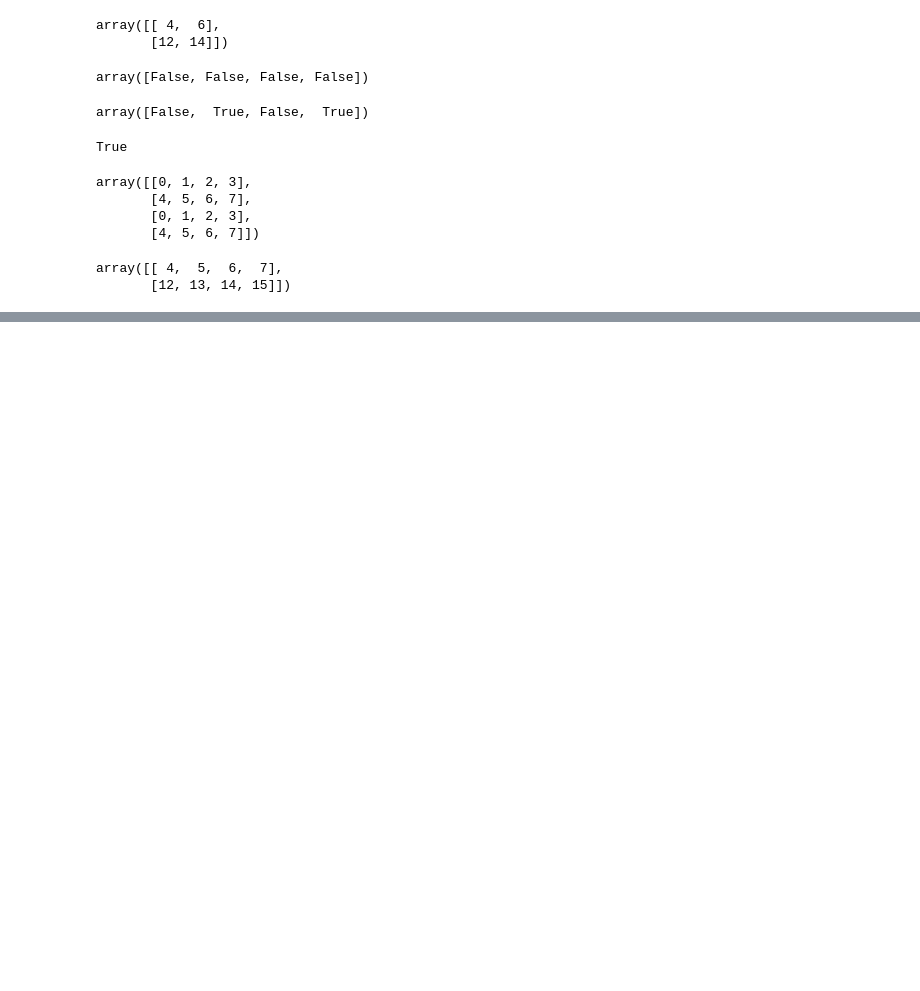
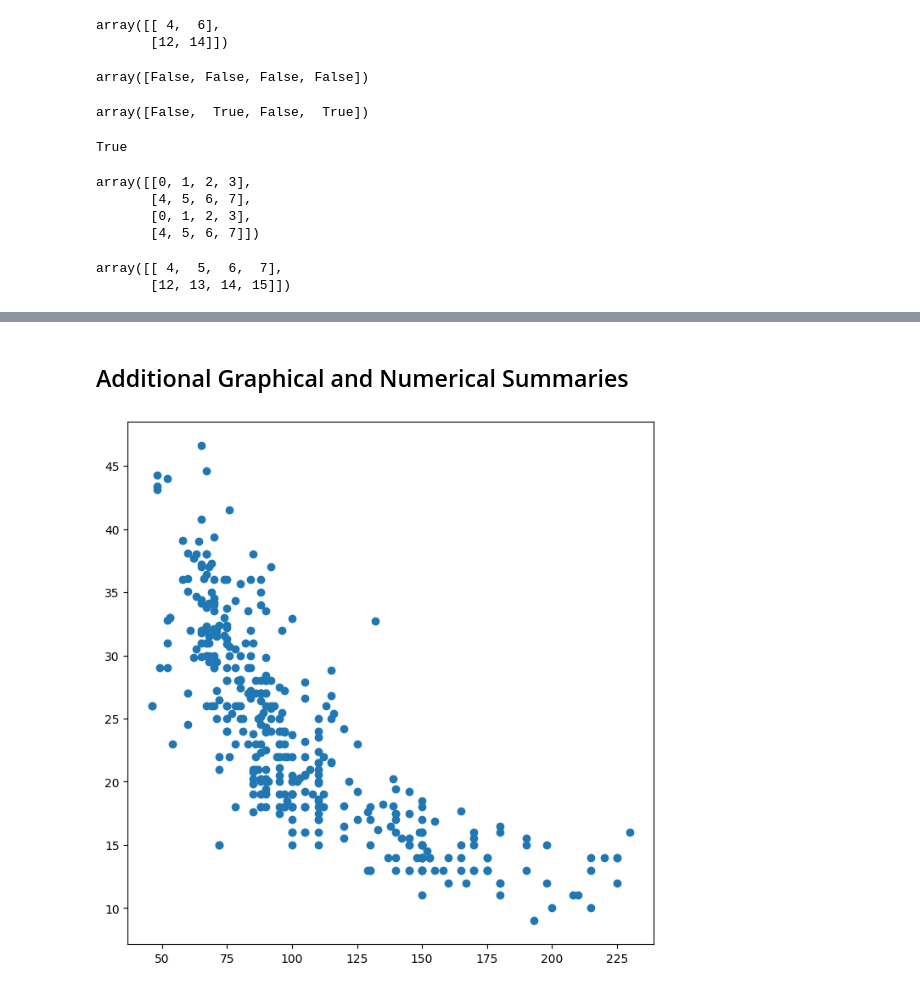
Before and after one commit to alextanhongpin/python-introduction-to-statistical-learning, a Jupyter notebook: 02_statistical_learning.ipynb, the cells around one changed output, grey strips where cells are left out. Drawn from its saved outputs; the diff is of its cells as text; code cells hidden in the pictures; blank space fills up the shorter version.

```diff
--- a/02_statistical_learning.ipynb
+++ b/02_statistical_learning.ipynb
@@ -194,0 +265,4 @@ array([[ 4,  5,  6,  7],
+# %%
+# Replace '?' with np.nan.
+Auto = pd.read_csv("data/Auto.data", na_values=["?"], sep="\s+")
+Auto["horsepower"].sum()
@@ -194,0 +275,3 @@ array([[ 4,  5,  6,  7],
+# %%
+Auto_new = Auto.dropna()
+Auto_new.shape
@@ -194,0 +280,3 @@ array([[ 4,  5,  6,  7],
+# %%
+Auto = Auto_new
+Auto.columns
@@ -194,0 +338,3 @@ array([[ 4,  5,  6,  7],
+# %%
+Auto_re = Auto.set_index("name")
+Auto_re
@@ -194,0 +447,7 @@ array([[ 4,  5,  6,  7],
+# %% [markdown]
+## Additional Graphical and Numerical Summaries
+# %%
+fig, ax = subplots(figsize=(8, 8))
+ax.plot(Auto["horsepower"], Auto["mpg"], "o");
+# %% [output]
+[figure, added]
```
Also changed, not shown: parts of 35 cells of this notebook, 4 other files.
